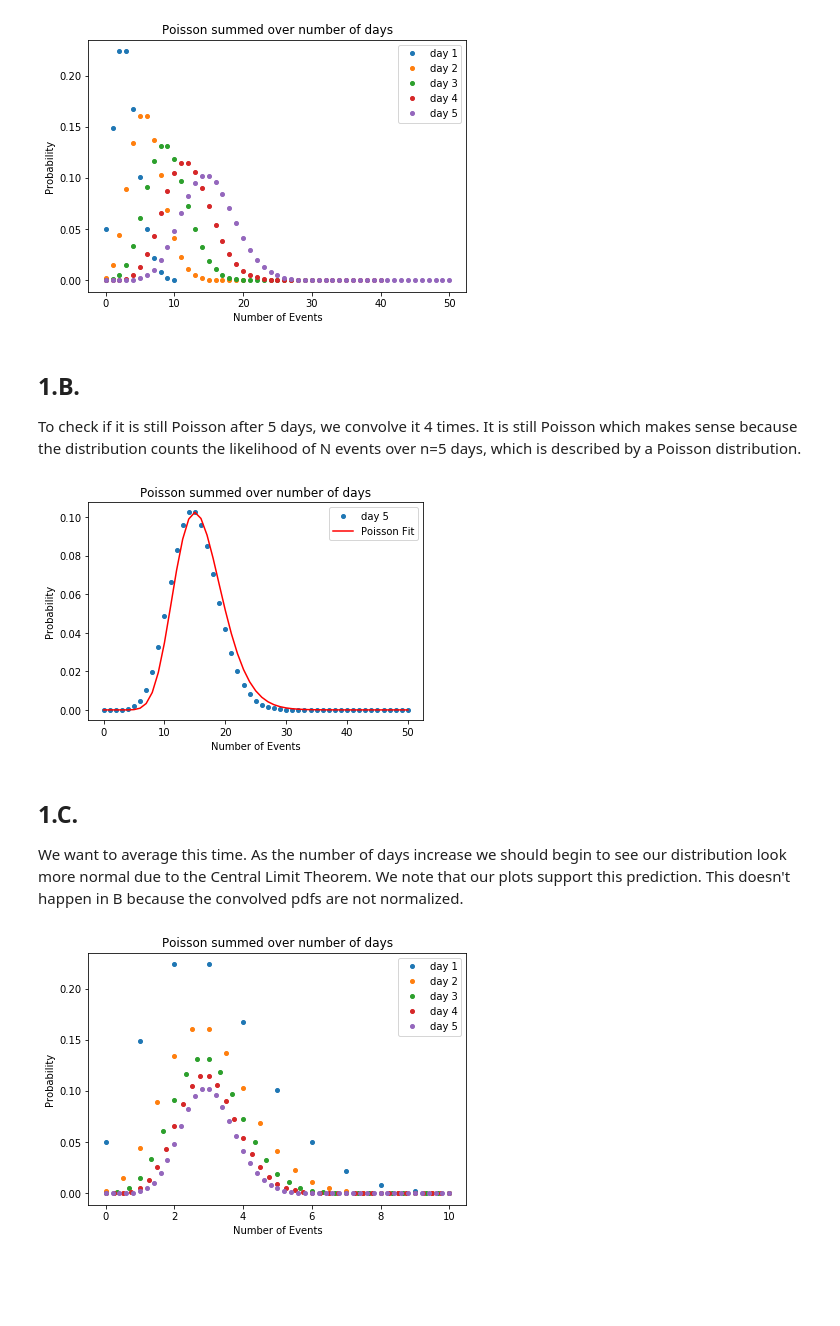
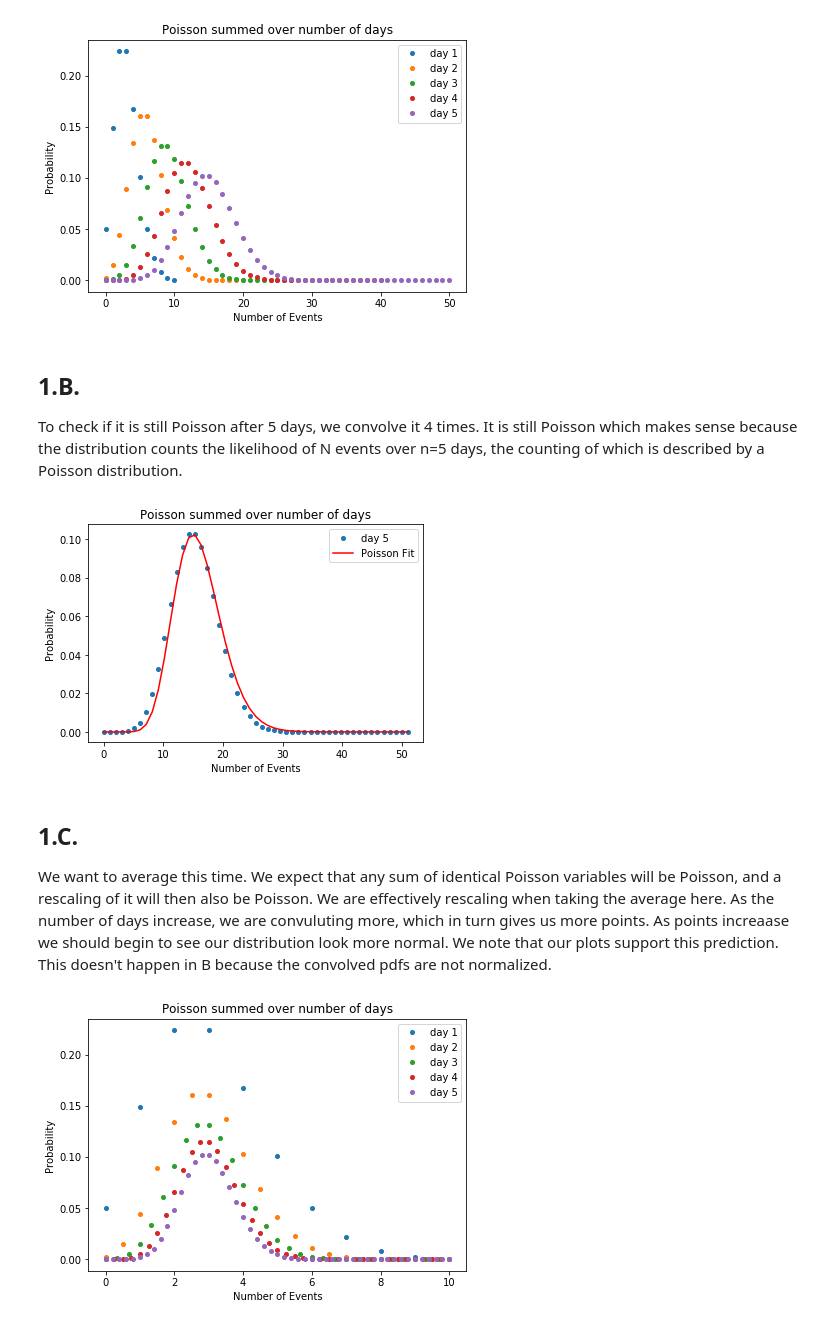
Before and after one commit to pratsingh/phys_434, a Jupyter notebook: Lab_2.ipynb, the cells around one changed output. Drawn from its saved outputs; the diff is of its cells as text; code cells hidden in the pictures; blank space fills up the shorter version.

```diff
--- a/Lab_2.ipynb
+++ b/Lab_2.ipynb
@@ -41,23 +41,23 @@ plt.show()
 [figure]
 # %% [markdown]
 ## 1.B.
-To check if it is still Poisson after 5 days, we convolve it 4 times. It is still Poisson which makes sense because the distribution counts the likelihood of N events over n=5 days, which is described by a Poisson distribution.
+To check if it is still Poisson after 5 days, we convolve it 4 times. It is still Poisson which makes sense because the distribution counts the likelihood of N events over n=5 days, the counting of which is described by a Poisson distribution.
 # %%
-x5 = np.linspace(0,50,51)
+x5 = np.linspace(0,51,51)
 plt.plot(x5,conv4,'o', label = 'day 5', markersize =4)
 fit_poisson = stats.poisson.pmf(15,x5)
 plt.plot(x5, fit_poisson, 'r-', label='Poisson Fit')
 plt.title('Poisson summed over number of days')
 plt.xlabel('Number of Events')
 plt.ylabel('Probability')
 plt.legend()
 
 plt.show()
 # %% [output]
-[figure, old version]
+[figure, new version]
 # %% [markdown]
 ## 1.C.
-We want to average this time. As the number of days increase we should begin to see our distribution look more normal due to the Central Limit Theorem. We note that our plots support this prediction. This doesn't happen in B because the convolved pdfs are not normalized.
+We want to average this time. We expect that any sum of identical Poisson variables will be Poisson, and a rescaling of it will then also be Poisson. We are effectively rescaling when taking the average here. As the number of days increase, we are convuluting more, which in turn gives us more points. As points increaase we should begin to see our distribution look more normal. We note that our plots support this prediction. This doesn't happen in B because the convolved pdfs are not normalized.
 # %%
 plt.subplots_adjust(top=1,right=1)
 x1 = np.linspace(0,10,11)
```
Also changed, not shown: parts of 6 cells of this notebook.
